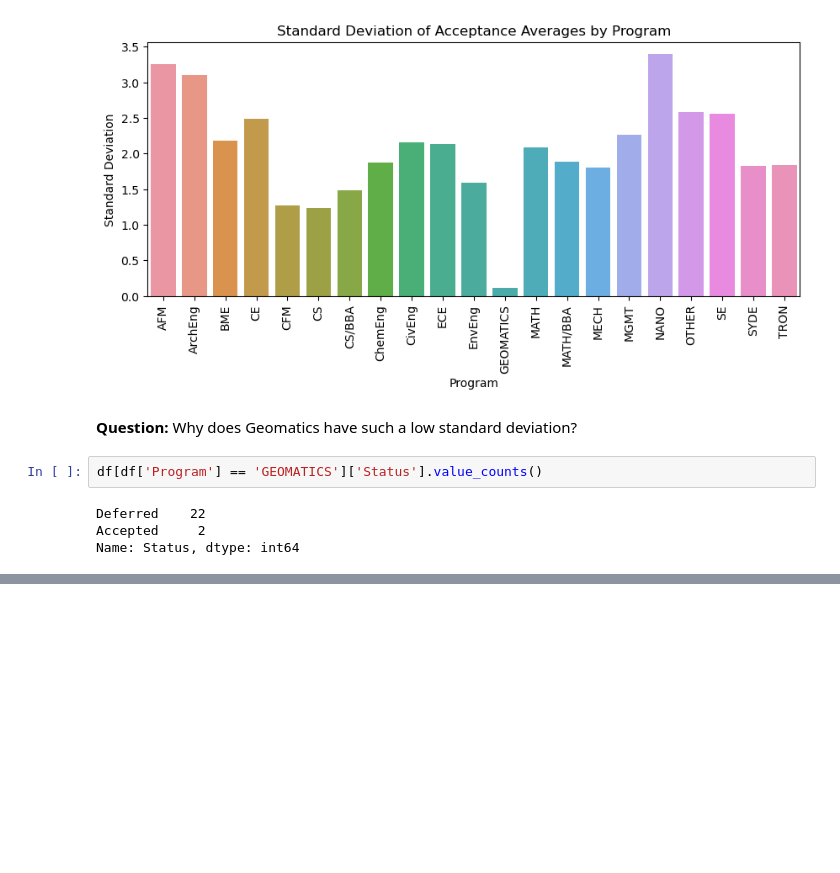
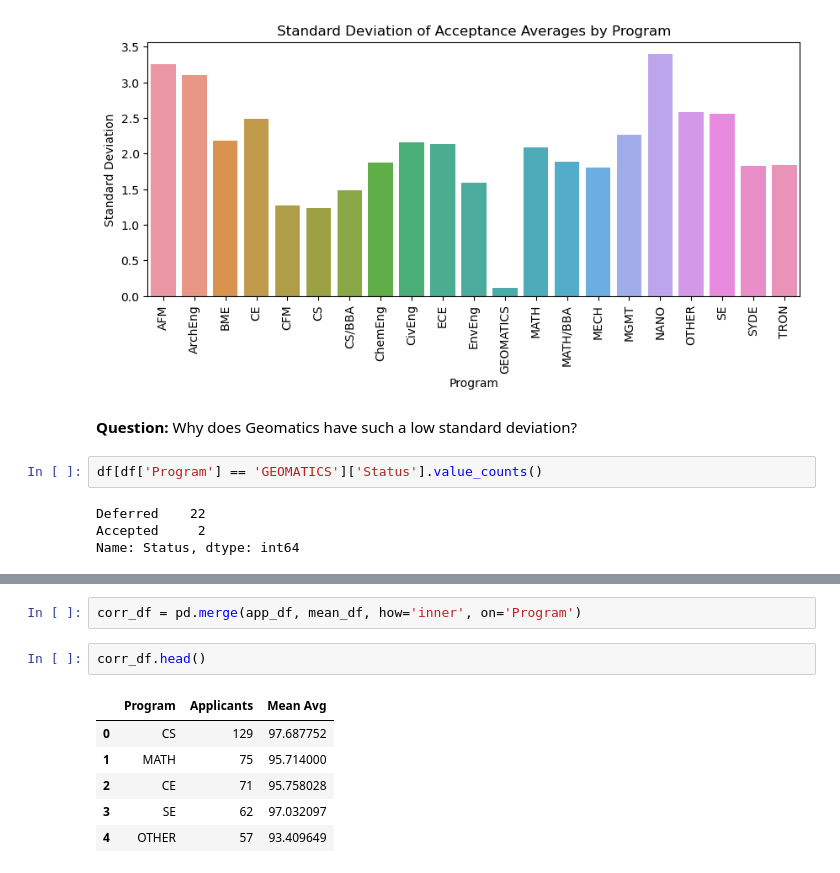
Before and after one commit to caspinprince/waterloo-admissions-analysis, a Jupyter notebook: Data-Analysis.ipynb, the cells around one changed output, grey strips where cells are left out. Cells and saved outputs as stored; diff of their text form; blank space fills up the shorter version.

```diff
--- a/Data-Analysis.ipynb
+++ b/Data-Analysis.ipynb
@@ -353,0 +398,11 @@ likely been deferred from another program like CS.
+# %%
+corr_df = pd.merge(app_df, mean_df, how='inner', on='Program')
+# %%
+corr_df.head()
+# %% [output]
+|  | Program | Applicants | Mean Avg |
+| 0 | CS | 129 | 97.687752 |
+| 1 | MATH | 75 | 95.714000 |
+| 2 | CE | 71 | 95.758028 |
+| 3 | SE | 62 | 97.032097 |
+| 4 | OTHER | 57 | 93.409649 |
```
Also changed, not shown: parts of 17 cells of this notebook, 1 other file.
